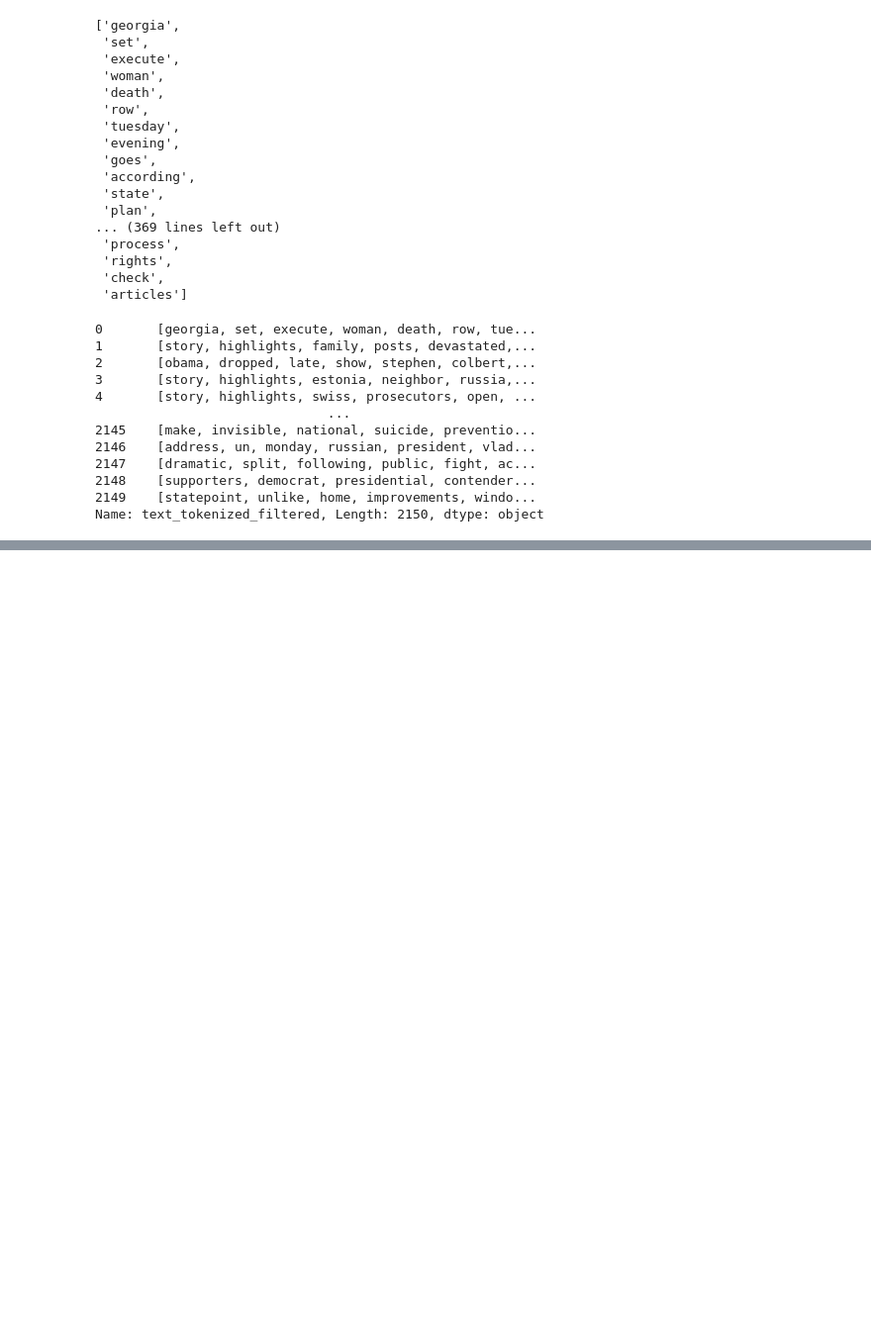
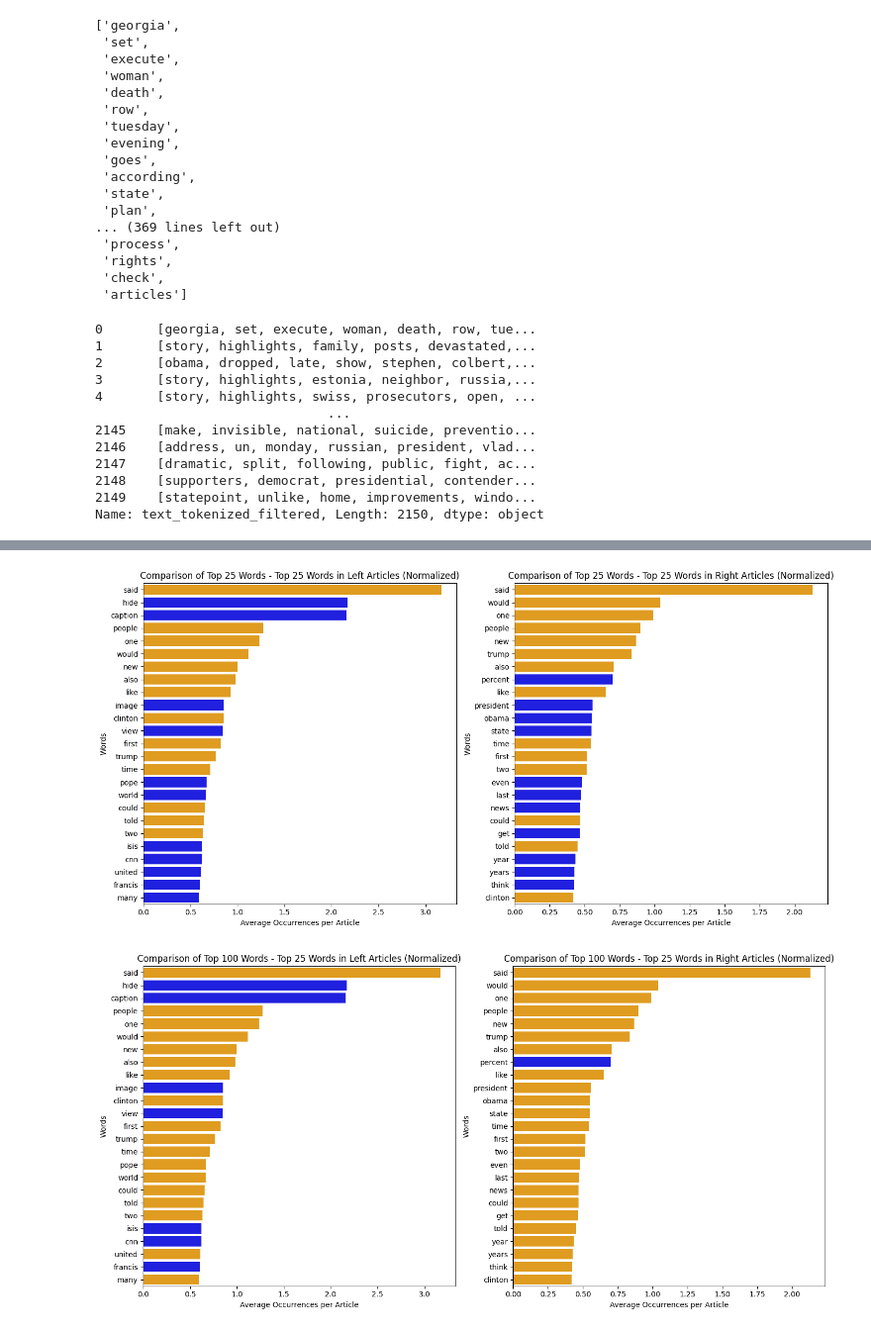
Before and after one commit to sjkim994/BigDataFinalProject, a Jupyter notebook: Left_Vs_Right.ipynb, the cells around one changed output, grey strips where cells are left out. Shown at 99% size. Cells and saved outputs as stored; diff of their text form; code cells hidden in the pictures; blank space fills up the shorter version.

```diff
--- a/Left_Vs_Right.ipynb
+++ b/Left_Vs_Right.ipynb
@@ -219,28 +284,28 @@ Average number of words per entry: 267.43
 # %%
-# Separate the data into true (label=1) and fake (label=0) articles
+# Separate the data into left (label=1) and right (label=0) articles
 left_articles = combined_data[combined_data['label'] == 1]
 right_articles = combined_data[combined_data['label'] == 0]
 
-# Flatten the tokenized words for true articles and fake articles
+# Flatten the tokenized words for left articles and right articles
 left_biased_words = [word for tokens in left_articles['text_tokenized_filtered'] for word in tokens]
 right_biased_words = [word for tokens in right_articles['text_tokenized_filtered'] for word in tokens]
 
-# Count word frequencies for both true and fake articles
+# Count word frequencies for both left and right articles
 left_biased_word_counts = Counter(left_biased_words)
 right_biased_word_counts = Counter(right_biased_words)
 
-# Get the most common words for true and fake articles (top 250)
+# Get the most common words for left and right articles (top 250)
 most_common_left_words = left_biased_word_counts.most_common(250)
 most_common_right_words = right_biased_word_counts.most_common(250)
 
-# Print the most common words for true articles
+# Print the most common words for left articles
 print("Most common words in left-leaning articles:")
-for word, count in most_common_true_words:
+for word, count in most_common_left_words:
     print(f"{word}: {count}")
 
-# Print the most common words for fake articles
+# Print the most common words for right articles
 print("\nMost common words in right-leaning articles:")
-for word, count in most_common_fake_words:
+for word, count in most_common_right_words:
     print(f"{word}: {count}")
 # %% [output]
 Most common words in left-leaning articles:
@@ -319,0 +466,64 @@ Name: text_tokenized_filtered, Length: 2150, dtype: object
+# %%
+# Separate tokenized words by label then find top 25/top 100. find intersection of sets for overlap and graph
+left_words = [word for tokens in combined_data[combined_data['label'] == 0]['text_tokenized_filtered'] for word in tokens]
+right_words = [word for tokens in combined_data[combined_data['label'] == 1]['text_tokenized_filtered'] for word in tokens]
+
+left_word_counts = Counter(left_words)
+right_word_counts = Counter(right_words)
+
+
+def graph_common_words(num_depth, base_title):
+    left_top_25 = left_word_counts.most_common(num_depth)
+    right_top_25 = right_word_counts.most_common(num_depth)
+
+    left_top_25_dict = dict(left_top_25)
+    right_top_25_dict = dict(right_top_25)
+
+    common_words = set(left_top_25_dict.keys()).intersection(right_top_25_dict.keys())
+
+    def prepare_data_for_plot(top_words, common_words):
+        words, counts, colors = [], [], []
+        for word, count in top_words:
+            words.append(word)
+            counts.append(count)
+            colors.append('orange' if word in common_words else 'blue')
+        return words, counts, colors
+
+    # graph by average number of occurances per article
+    def average_word_occurrence(word_counts, num_articles):
+        return {word: count / num_articles for word, count in word_counts.items()}
+
+    left_article_count = len(combined_data[combined_data['label'] == 0])
+    right_article_count = len(combined_data[combined_data['label'] == 1])
+
+    left_avg_word_occurrence = average_word_occurrence(left_word_counts, left_article_count)
+    right_avg_word_occurrence = average_word_occurrence(right_word_counts, right_article_count)
+
+    left_top_25_avg = sorted(left_avg_word_occurrence.items(), key=lambda x: x[1], reverse=True)[:25]
+    right_top_25_avg = sorted(right_avg_word_occurrence.items(), key=lambda x: x[1], reverse=True)[:25]
+
+    left_words_avg, left_counts_avg, left_colors = prepare_data_for_plot(left_top_25_avg, common_words)
+    right_words_avg, right_counts_avg, right_colors = prepare_data_for_plot(right_top_25_avg, common_words)
+
+
+    plt.figure(figsize=(14, 7))
+    plt.subplot(1, 2, 1)
+    sns.barplot(x=left_counts_avg, y=left_words_avg, hue=left_words_avg, palette=left_colors, legend=False)
+    plt.title(base_title + ' - Top 25 Words in Left Articles (Normalized)')
+    plt.xlabel('Average Occurrences per Article')
+    plt.ylabel('Words')
+
+    plt.subplot(1, 2, 2)
+    sns.barplot(x=right_counts_avg, y=right_words_avg, hue=right_words_avg, palette=right_colors, legend=False)
+    plt.title(base_title + ' - Top 25 Words in Right Articles (Normalized)')
+    plt.xlabel('Average Occurrences per Article')
+    plt.ylabel('Words')
+    plt.tight_layout()
+    plt.show()
+
+
+graph_common_words(25, "Comparison of Top 25 Words")
+graph_common_words(100, "Comparison of Top 100 Words")
+# %% [output]
+[figure, added]
+[figure, added]
```
Also changed, not shown: parts of 24 cells of this notebook, 1 other file.
